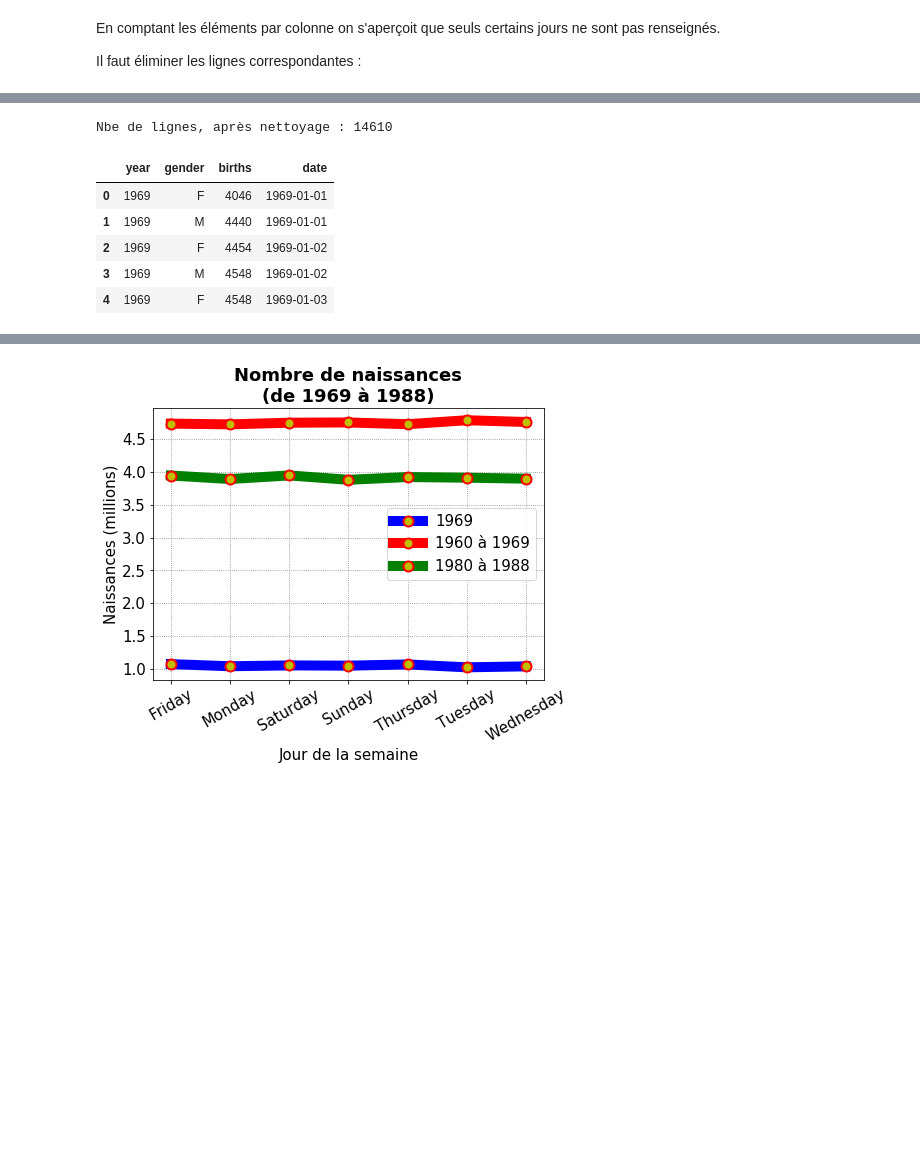
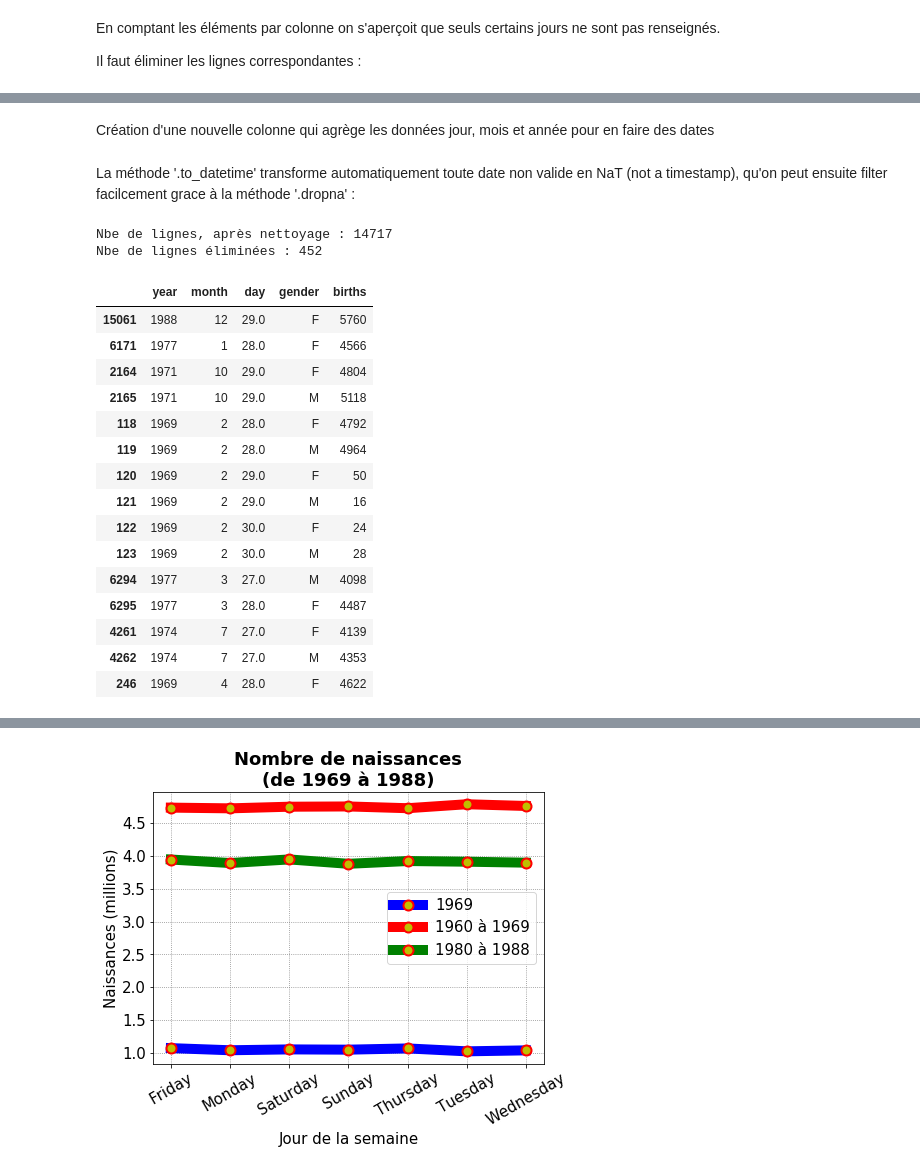
Before and after one commit to SmellyArmure/04-Jupyter, a Jupyter notebook: Exo-CartesVoeux/Exo-CartesVoeux.ipynb, the cells around one changed output, grey strips where cells are left out. Drawn from its saved outputs; the diff is of its cells as text; code cells hidden in the pictures; blank space fills up the shorter version.

Commit message:
Pbe détecté dans le filtrage des données... en cours de traitement.

```diff
--- a/Exo-CartesVoeux/Exo-CartesVoeux.ipynb
+++ b/Exo-CartesVoeux/Exo-CartesVoeux.ipynb
@@ -51,6 +49,16 @@ différence : 480
 # %%
 # on garde seulement les lignes dont les jours sont compris entre 1 et 31
-cond_d = pd.Series([birth_df.day.values[i] in range (1,32) for i in range(len(birth_df.day))], \
-                   index = birth_df.day.index)
+cond_d = pd.Series([birth_df1.day.values[i] in range (1,32) for i in range(len(birth_df1.day))], \
+                   index = birth_df1.day.index)
 
-birth_df = birth_df.where(cond_d).dropna()
+birth_df2 = birth_df1.where(cond_d).dropna()
+
+
+#index des lignes éliminées
+temp = np.array(list(set(birth_df1.index) - set(birth_df2.index)))
+
+# nbe de lignes après triage
+print("Nbe de lignes, après nettoyage :", birth_df2.index.size)
+print("Nbe de lignes éliminées :", temp.size)
+
+birth_df0.iloc[temp].head(5)
@@ -57,30 +74,49 @@ birth_df = birth_df.where(cond_d).dropna()
+# %% [markdown]
+Création d'une nouvelle colonne qui agrège les données jour, mois et année pour en faire des dates
 # %%
-# Crée une dataframe contenant les données pour former les dates
+# Crée une dataframe temporaire contenant les données pour former les dates
+date_df = pd.DataFrame({'year':birth_df2.year.values.astype(int),\
+                        'month':birth_df2.month.values.astype(int),\
+                        'day':birth_df2.day.values.astype(int)})
+# type "Series", qui contiendra la nouvelle colonne à ajouter
+date_ser = pd.to_datetime(date_df,errors='coerce')
 
-date_df = pd.DataFrame({'year':birth_df.year.values.astype(int),\
-                        'month':birth_df.month.values.astype(int),\
-                        'day':birth_df.day.values.astype(int)})
-date_ser = pd.to_datetime(date_df,errors='coerce') # type "Series"
-
-birth_df["date"] = date_ser
-birth_df.drop(columns = ["month", "day"], inplace=True)
+birth_df3 = birth_df2.drop(columns = ["month", "day"], inplace=False) # retrait des colonnes jour et mois
+birth_df3["date"] = date_ser  # ajout de la nouvelle colonne
+# %% [markdown]
+La méthode '.to_datetime' transforme automatiquement toute date non valide en NaT (not a timestamp), qu'on peut ensuite filter facilcement grace à la méthode '.dropna' :
 # %%
 # élimination des lignes dont l'année, le mois et le jour forment une date qui n'existe pas
-# notamment les 29 janvier d'années non bissextile
-birth_df = birth_df.dropna(subset = ['date'])
+# (notamment les 29 janvier d'années non bissextiles)
+birth_df3 = birth_df3.dropna(subset = ['date'])
+
+#index des lignes éliminées
+temp = np.array(list(set(birth_df2.index) - set(birth_df3.index)))
 
 # nbe de lignes après triage
-print("Nbe de lignes, après nettoyage :", birth_df.index.size)
+print("Nbe de lignes, après nettoyage :", birth_df2.index.size)
+print("Nbe de lignes éliminées :", temp.size)
 
-birth_df.head(5)
+birth_df0.iloc[temp].head(15)
 # %% [output]
-Nbe de lignes, après nettoyage : 14610
+Nbe de lignes, après nettoyage : 14717
+Nbe de lignes éliminées : 452
-|  | year | gender | births | date |
-| 0 | 1969 | F | 4046 | 1969-01-01 |
-| 1 | 1969 | M | 4440 | 1969-01-01 |
-| 2 | 1969 | F | 4454 | 1969-01-02 |
-| 3 | 1969 | M | 4548 | 1969-01-02 |
-| 4 | 1969 | F | 4548 | 1969-01-03 |
+|  | year | month | day | gender | births |
+| 15061 | 1988 | 12 | 29.0 | F | 5760 |
+| 6171 | 1977 | 1 | 28.0 | F | 4566 |
+| 2164 | 1971 | 10 | 29.0 | F | 4804 |
+| 2165 | 1971 | 10 | 29.0 | M | 5118 |
+| 118 | 1969 | 2 | 28.0 | F | 4792 |
+| 119 | 1969 | 2 | 28.0 | M | 4964 |
+| 120 | 1969 | 2 | 29.0 | F | 50 |
+| 121 | 1969 | 2 | 29.0 | M | 16 |
+| 122 | 1969 | 2 | 30.0 | F | 24 |
+| 123 | 1969 | 2 | 30.0 | M | 28 |
+| 6294 | 1977 | 3 | 27.0 | M | 4098 |
+| 6295 | 1977 | 3 | 28.0 | F | 4487 |
+| 4261 | 1974 | 7 | 27.0 | F | 4139 |
+| 4262 | 1974 | 7 | 27.0 | M | 4353 |
+| 246 | 1969 | 4 | 28.0 | F | 4622 |
 # %%
 # ajout d'une nouvelle colonne indiquant le nom du jour de naissance
 
```
Also changed, not shown: parts of 10 cells of this notebook.
